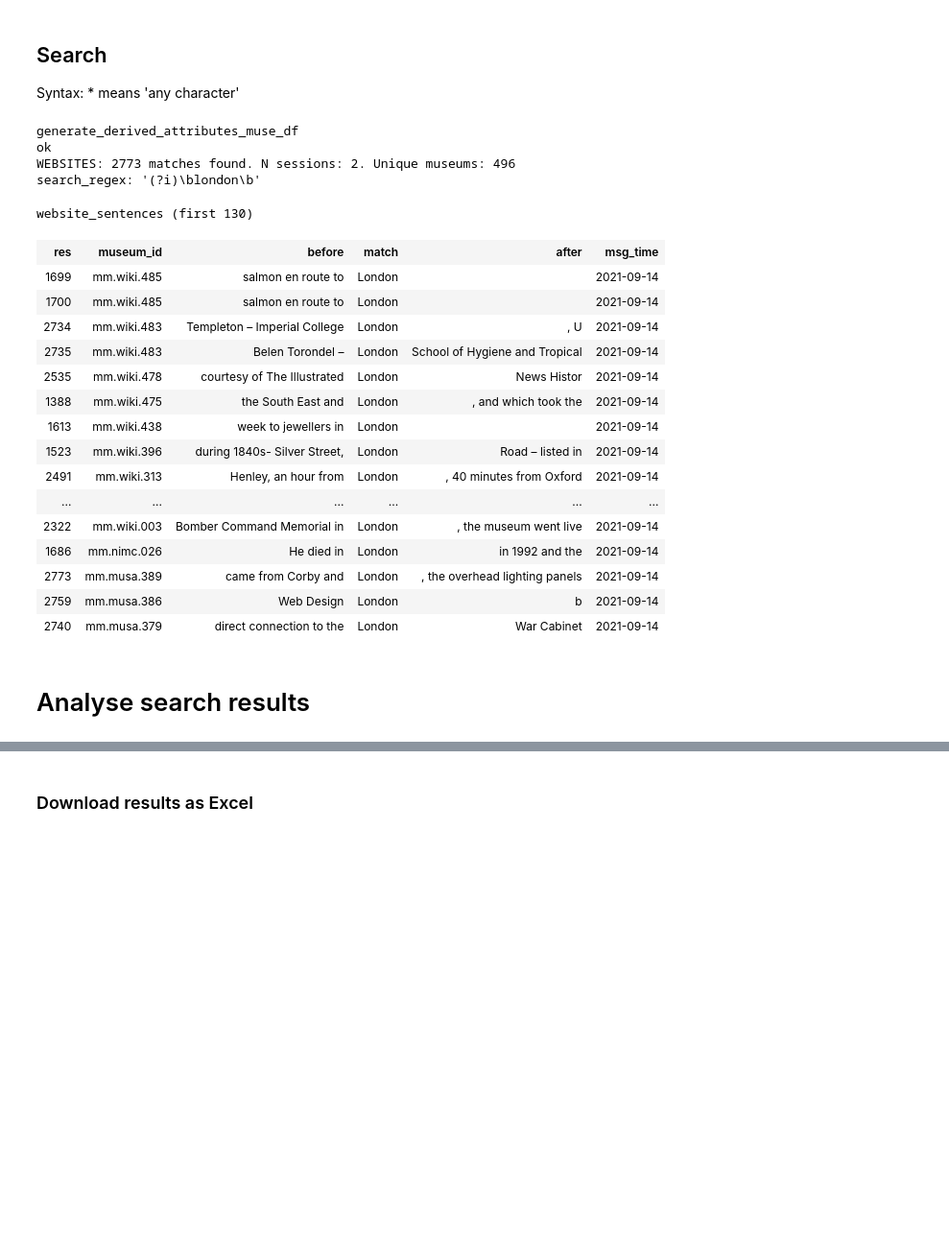
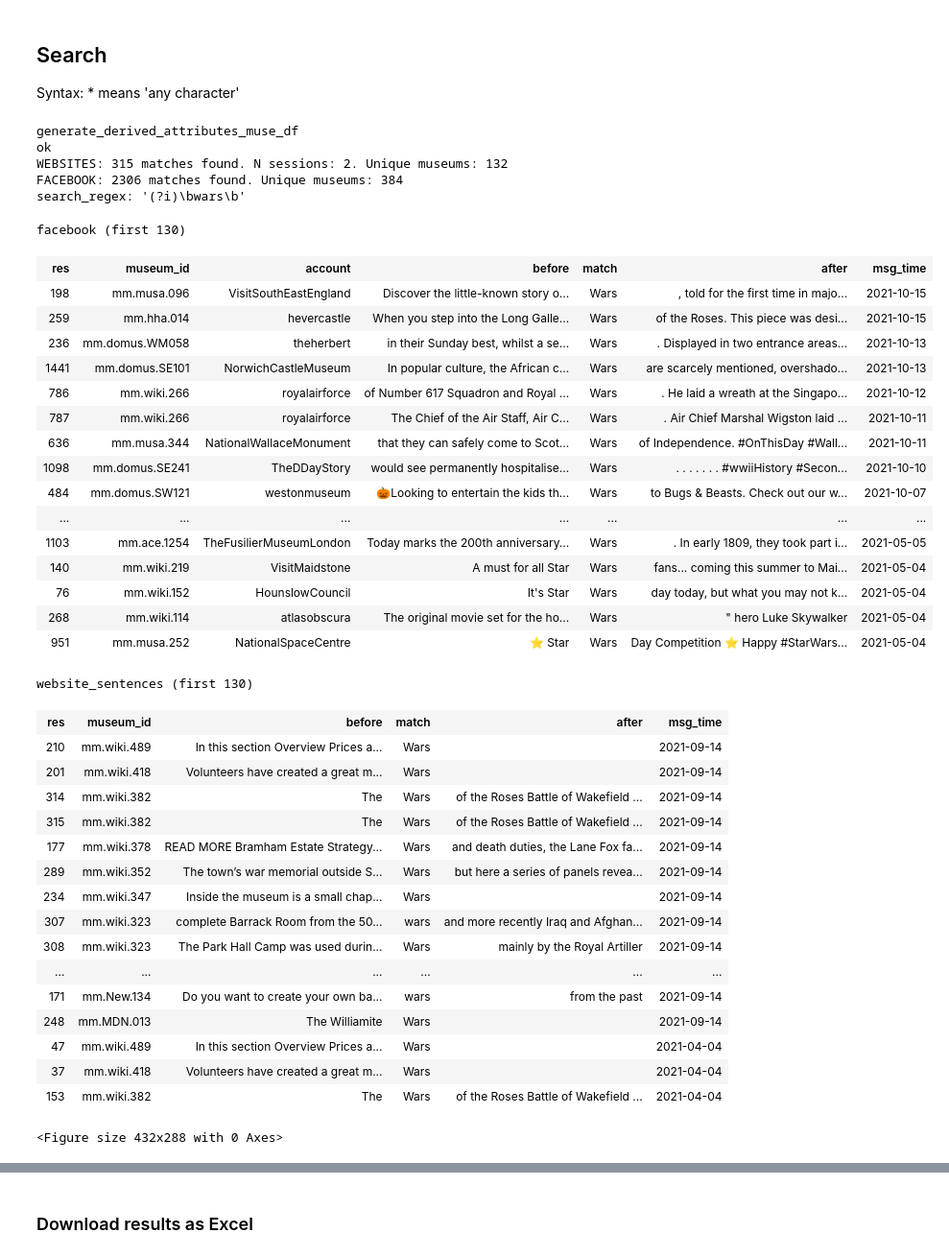
Before and after one commit to Birkbeck/museums-in-the-pandemic, a Jupyter notebook: mip/mip_search_app/google_collab_backup/mip_search_app_v1.ipynb, the cells around one changed output, grey strips where cells are left out. Shown at 96% size. Cells and saved outputs as stored; diff of their text form; code cells hidden in the pictures; blank space fills up the shorter version.

Commit message:
mip search

```diff
--- a/mip/mip_search_app/google_collab_backup/mip_search_app_v1.ipynb
+++ b/mip/mip_search_app/google_collab_backup/mip_search_app_v1.ipynb
@@ -37,43 +33,60 @@ Syntax: * means 'any character'
 # %%
 #@title Search corpus { display-mode: "form" }
 %run search_utils.py
-search_string = "london" #@param {type:"string"}
+search_string = "wars" #@param {type:"string"}
 case_sensitive = False #@param {type:"boolean"}
 search_websites = False
 search_website_sentences = True #@param {type:"boolean"}
-search_facebook = False #@param {type:"boolean"}
+search_facebook = True #@param {type:"boolean"}
 search_twitter = False #@param {type:"boolean"}
 max_results =  130#@param {type:"integer"}
-context_window =  5#@param {type:"integer"}
+context_window =  50#@param {type:"integer"}
 res_df = run_search(search_string, case_sensitive,
            search_facebook, search_twitter, search_websites,
            search_website_sentences)
 if len(res_df) > 0:
   results_html, results_page_df = generate_html_matches(res_df, search_string,
     case_sensitive, context_window, max_results)
   display(HTML(results_html))
 #res_df
 # %% [output]
 generate_derived_attributes_muse_df
 ok
-WEBSITES: 2773 matches found. N sessions: 2. Unique museums: 496
-search_regex: '(?i)\blondon\b'
+WEBSITES: 315 matches found. N sessions: 2. Unique museums: 132
+FACEBOOK: 2306 matches found. Unique museums: 384
+search_regex: '(?i)\bwars\b'
-website_sentences (first 130)
+facebook (first 130)
-| res | museum_id | before | match | after | msg_time |
-| 1699 | mm.wiki.485 | salmon en route to | London |  | 2021-09-14 |
-| 1700 | mm.wiki.485 | salmon en route to | London |  | 2021-09-14 |
-| 2734 | mm.wiki.483 | Templeton – Imperial College | London | , U | 2021-09-14 |
-| 2735 | mm.wiki.483 | Belen Torondel – | London | School of Hygiene and Tropical | 2021-09-14 |
-| 2535 | mm.wiki.478 | courtesy of The Illustrated | London | News Histor | 2021-09-14 |
-| 1388 | mm.wiki.475 | the South East and | London | , and which took the | 2021-09-14 |
-| 1613 | mm.wiki.438 | week to jewellers in | London |  | 2021-09-14 |
-| 1523 | mm.wiki.396 | during 1840s- Silver Street, | London | Road – listed in | 2021-09-14 |
-| 2491 | mm.wiki.313 | Henley, an hour from | London | , 40 minutes from Oxford | 2021-09-14 |
-| ... | ... | ... | ... | ... | ... |
-| 2322 | mm.wiki.003 | Bomber Command Memorial in | London | , the museum went live | 2021-09-14 |
-| 1686 | mm.nimc.026 | He died in | London | in 1992 and the | 2021-09-14 |
-| 2773 | mm.musa.389 | came from Corby and | London | , the overhead lighting panels | 2021-09-14 |
-| 2759 | mm.musa.386 | Web Design | London | b | 2021-09-14 |
-| 2740 | mm.musa.379 | direct connection to the | London | War Cabinet | 2021-09-14 |
+| res | museum_id | account | before | match | after | msg_time |
+| 198 | mm.musa.096 | VisitSouthEastEngland | Discover the little-known story o... | Wars | , told for the first time in majo... | 2021-10-15 |
+| 259 | mm.hha.014 | hevercastle | When you step into the Long Galle... | Wars | of the Roses. This piece was desi... | 2021-10-15 |
+| 236 | mm.domus.WM058 | theherbert | in their Sunday best, whilst a se... | Wars | . Displayed in two entrance areas... | 2021-10-13 |
+| 1441 | mm.domus.SE101 | NorwichCastleMuseum | In popular culture, the African c... | Wars | are scarcely mentioned, overshado... | 2021-10-13 |
+| 786 | mm.wiki.266 | royalairforce | of Number 617 Squadron and Royal ... | Wars | . He laid a wreath at the Singapo... | 2021-10-12 |
+| 787 | mm.wiki.266 | royalairforce | The Chief of the Air Staff, Air C... | Wars | . Air Chief Marshal Wigston laid ... | 2021-10-11 |
+| 636 | mm.musa.344 | NationalWallaceMonument | that they can safely come to Scot... | Wars | of Independence. #OnThisDay #Wall... | 2021-10-11 |
+| 1098 | mm.domus.SE241 | TheDDayStory | would see permanently hospitalise... | Wars | . . . . . . . #wwiiHistory #Secon... | 2021-10-10 |
+| 484 | mm.domus.SW121 | westonmuseum | 🎃Looking to entertain the kids th... | Wars | to Bugs & Beasts. Check out our w... | 2021-10-07 |
+| ... | ... | ... | ... | ... | ... | ... |
+| 1103 | mm.ace.1254 | TheFusilierMuseumLondon | Today marks the 200th anniversary... | Wars | . In early 1809, they took part i... | 2021-05-05 |
+| 140 | mm.wiki.219 | VisitMaidstone | A must for all Star | Wars | fans... coming this summer to Mai... | 2021-05-04 |
+| 76 | mm.wiki.152 | HounslowCouncil | It's Star | Wars | day today, but what you may not k... | 2021-05-04 |
+| 268 | mm.wiki.114 | atlasobscura | The original movie set for the ho... | Wars | " hero Luke Skywalker | 2021-05-04 |
+| 951 | mm.musa.252 | NationalSpaceCentre | ⭐ Star | Wars | Day Competition ⭐ Happy #StarWars... | 2021-05-04 |
+website_sentences (first 130)
+| res | museum_id | before | match | after | msg_time |
+| 210 | mm.wiki.489 | In this section Overview Prices a... | Wars |  | 2021-09-14 |
+| 201 | mm.wiki.418 | Volunteers have created a great m... | Wars |  | 2021-09-14 |
+| 314 | mm.wiki.382 | The | Wars | of the Roses Battle of Wakefield ... | 2021-09-14 |
+| 315 | mm.wiki.382 | The | Wars | of the Roses Battle of Wakefield ... | 2021-09-14 |
+| 177 | mm.wiki.378 | READ MORE Bramham Estate Strategy... | Wars | and death duties, the Lane Fox fa... | 2021-09-14 |
+| 289 | mm.wiki.352 | The town’s war memorial outside S... | Wars | but here a series of panels revea... | 2021-09-14 |
+| 234 | mm.wiki.347 | Inside the museum is a small chap... | Wars |  | 2021-09-14 |
+| 307 | mm.wiki.323 | complete Barrack Room from the 50... | wars | and more recently Iraq and Afghan... | 2021-09-14 |
+| 308 | mm.wiki.323 | The Park Hall Camp was used durin... | Wars | mainly by the Royal Artiller | 2021-09-14 |
+| ... | ... | ... | ... | ... | ... |
+| 171 | mm.New.134 | Do you want to create your own ba... | wars | from the past | 2021-09-14 |
+| 248 | mm.MDN.013 | The Williamite | Wars |  | 2021-09-14 |
+| 47 | mm.wiki.489 | In this section Overview Prices a... | Wars |  | 2021-04-04 |
+| 37 | mm.wiki.418 | Volunteers have created a great m... | Wars |  | 2021-04-04 |
+| 153 | mm.wiki.382 | The | Wars | of the Roses Battle of Wakefield ... | 2021-04-04 |
+<Figure size 432x288 with 0 Axes>
-# %% [markdown]
-# Analyse search results
```
Also changed, not shown: parts of 10 cells of this notebook, 1 other file.
